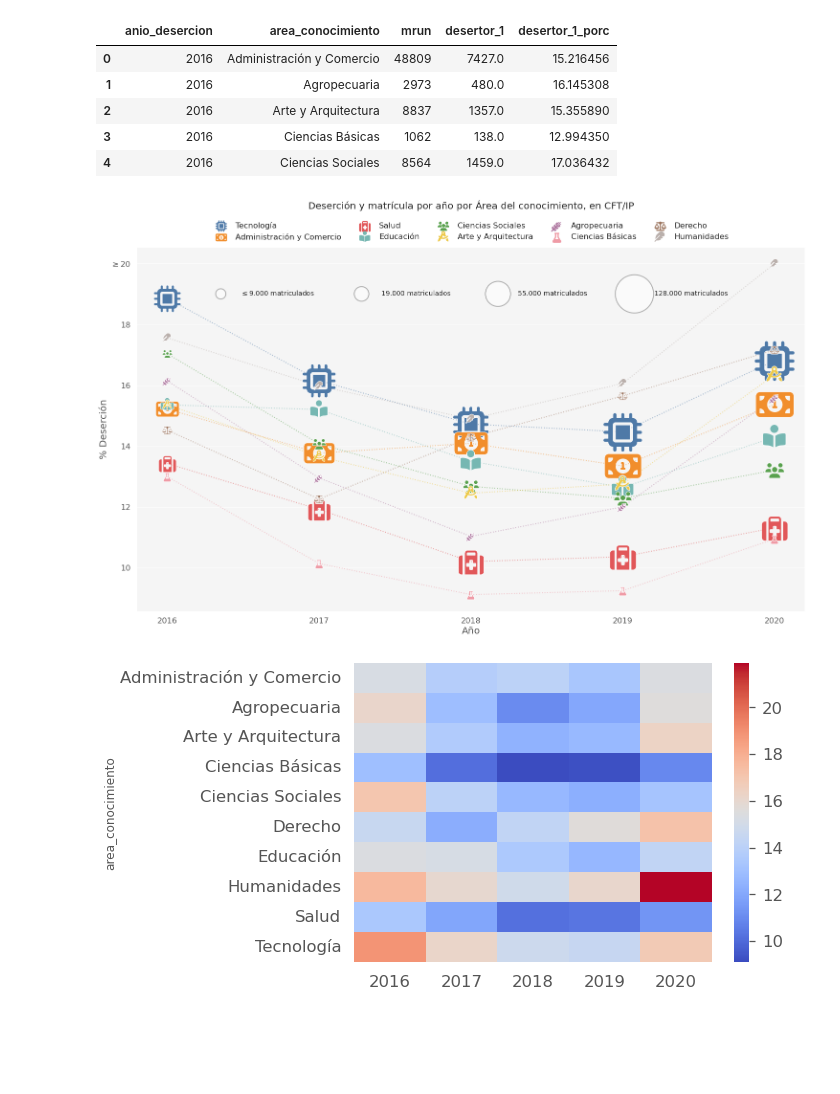
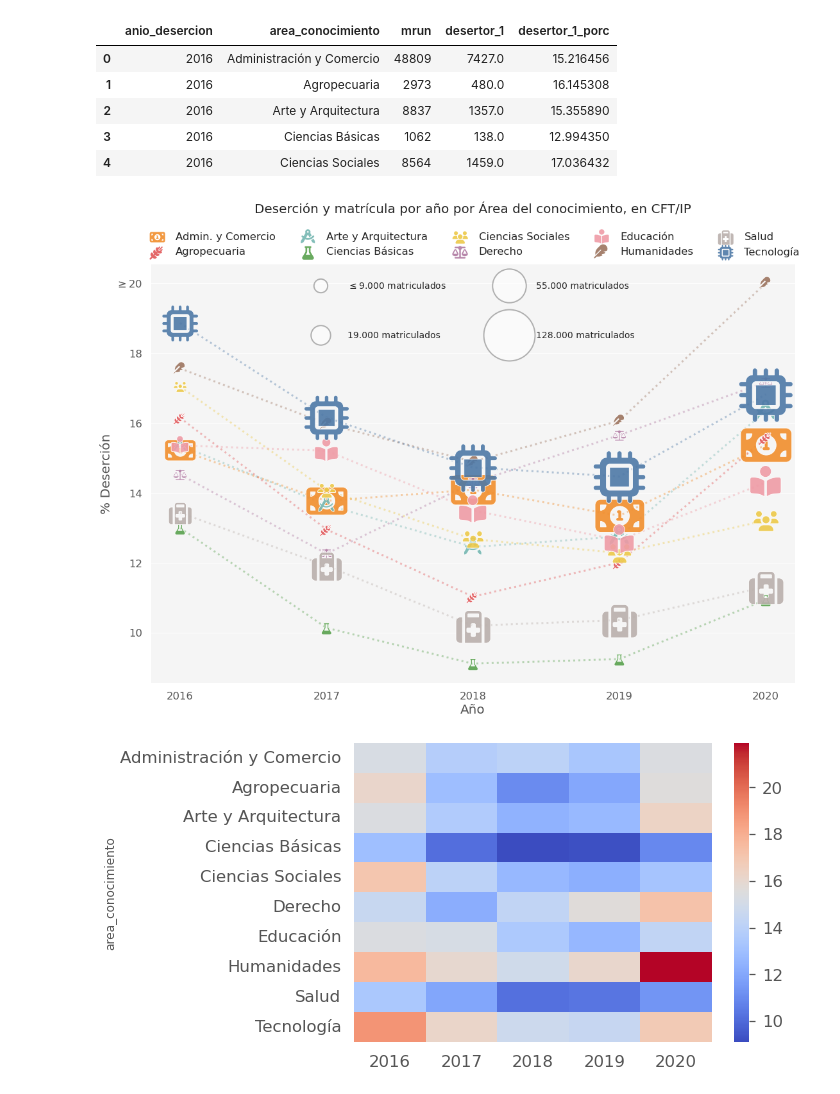
Before and after one commit to GianniCatBug/MDS7201-mineduc-desercion, a Jupyter notebook: notebooks/4.1-exploracion-datos-region-area-conocimiento-ppt.ipynb, the cells around one changed output. Saved outputs shown, nothing was run; the diff lists cells and outputs as text; code cells hidden in the pictures; blank space fills up the shorter version.

```diff
--- a/notebooks/4.1-exploracion-datos-region-area-conocimiento-ppt.ipynb
+++ b/notebooks/4.1-exploracion-datos-region-area-conocimiento-ppt.ipynb
@@ -154,7 +159,7 @@ cbar = plt.cm.ScalarMappable(norm=norm, cmap=colores)
 # %%
 # plot
 anios = sorted(regiones_mat_des["anio_desercion"].unique())
-fig, axes = plt.subplots(figsize=(20,15), ncols=len(anios), nrows=1);
+fig, axes = plt.subplots(figsize=(18,13), ncols=len(anios), nrows=1);
 axes = axes.flatten()
 plt.suptitle("% Deserción y cantidad de matrículas en CFT/IP, por región por año", fontsize=22)
 
@@ -176,10 +181,11 @@ for i, a in enumerate(anios):
         ax=base,
         marker="o",
         color="white",
-        edgecolor="dimgrey",
+        edgecolor="#303030",
         markersize=t["mrun"] / 100,
         alpha=0.5,
-        legend=True
+        legend=True,
+        linewidth=2.2
     );
     axes[i].set_xlim([-77, -65]);
     axes[i].set_title(a);
@@ -192,16 +198,18 @@ for i, a in enumerate(anios):
             axes[i].scatter(
                 [0], [0], c='white',
                 alpha=0.5, s=area / 100,
-                edgecolor="dimgrey",
+                edgecolor="#303030",
+                linewidth=2.2,
                 label=f'{locale.format_string("%.f", int(np.round(area, -3)), grouping=True)} matriculados'
             )
 
         # Creates the legend with black circles
         legend1 = axes[i].legend(
             scatterpoints=1, frameon=True, labelspacing=1, loc='lower center', fontsize=16,
-            bbox_to_anchor=(-3, -0.2),
+            bbox_to_anchor=(-3.4, -0.2),
             title="Cantidad matriculados por Región",
-            title_fontsize=18
+            title_fontsize=18,
+            ncol=3
         )
 
         # Adds the legend above to the current axes in the figure
@@ -286,6 +294,11 @@ cantidades_conoc.head()
 | 2 | 2016 | Arte y Arquitectura | 8837 | 1357.0 | 15.355890 |
 | 3 | 2016 | Ciencias Básicas | 1062 | 138.0 | 12.994350 |
 | 4 | 2016 | Ciencias Sociales | 8564 | 1459.0 | 17.036432 |
+# %%
+cantidades_conoc["area_conocimiento"] = cantidades_conoc["area_conocimiento"].replace(
+    ["Administración y Comercio"],
+    ['Admin. y Comercio']
+)
 # %%
 diccionario_iconos = {
     'Tecnología': "microchip-solid.svg",
@@ -301,16 +314,16 @@ diccionario_iconos = {
 }
 # %%
 colores_area = [
-    "#4E79A7", "#F18E2C", "#E15759", "#76B7B2", "#59A14E", "#EDC949", "#B07AA2", "#EF9BA6", "#9C755F", "#BAB0AC"
+    "#F18E2C", "#E15759", "#76B7B2", "#59A14E", "#EDC949", "#B07AA2", "#EF9BA6", "#9C755F", "#BAB0AC", "#4E79A7"
 ]
 
 y_ticks_vals = np.arange(8, 21, 2, dtype=int)
 # %%
-fig = plt.figure(figsize=(25, 14))
+fig = plt.figure(figsize=(18, 12))
 plt.style.use("ggplot")
 plt.rcParams['axes.facecolor']='whitesmoke'
 
-for i, area in enumerate(df["area_conocimiento"].unique()):
+for i, area in enumerate(cantidades_conoc["area_conocimiento"].unique()):
     icon_path, attributes = svg2paths(f'icons/{diccionario_iconos[area]}')
     icon_marker = parse_path(attributes[0]['d'])
     icon_marker.vertices -= icon_marker.vertices.mean(axis=0)
@@ -328,8 +341,8 @@ for i, area in enumerate(df["area_conocimiento"].unique()):
     corte = np.round(cantidades_conoc["mrun"].quantile(.4), -3) / 20
     sizes = np.where(sizes < corte, corte, sizes)
 
-    plt.plot(tmp_df[x], y_vals, ls="dotted", lw=2, alpha=0.5, color=colores_area[i])
-    plt.scatter(tmp_df[x], y_vals, sizes, marker=icon_marker, label=area, lw=1, zorder=3, edgecolor="white", color=colores_area[i]);
+    plt.plot(tmp_df[x], y_vals, ls="dotted", lw=3, alpha=0.4, color=colores_area[i])
+    plt.scatter(tmp_df[x], y_vals, sizes, marker=icon_marker, label=area, lw=1, zorder=3, edgecolor="white", color=colores_area[i], alpha=0.9);
     plt.xticks(tmp_df[x]);
     plt.yticks(y_ticks_vals, [r"$\geq 20$" if j == 20 else j for j in y_ticks_vals]);
 
@@ -338,37 +351,37 @@ plt.ylabel("% Deserción", fontsize=20)
 
 plt.title("Deserción y matrícula por año por Área del conocimiento, en CFT/IP", pad=80, fontsize=20)
 #plt.ylim(8.5, 20)
 plt.gca().xaxis.grid(False)
-lgnd = plt.legend(ncol=5, bbox_to_anchor=(0.5,1.09), loc="upper center");
+lgnd = plt.legend(ncol=5, bbox_to_anchor=(0.5,1.1), loc="upper center");
 
 #change the marker size manually for both lines
 for l in lgnd.legendHandles:
     l.set_sizes([400])
     l.set_linewidth(0)
 
 plt.gca().add_artist(lgnd);
 
 #change the marker size manually for both lines
 for l in lgnd.legendHandles:
     l.set_sizes([600])
     l.set_linewidth(0)
 
 # Segunda leyenda
 for i, area in enumerate((cantidades_conoc["mrun"]).quantile([.4, .50, .75, .95])):
     aux = r'$\leq$' if i == 0 else ""
     plt.scatter(
         [0], [0], c='white',
         alpha=0.5, s=area / 20,
         edgecolor="dimgrey",
         lw=2,
         label=f'{aux}{locale.format_string("%.f", int(np.round(area, -3)), grouping=True)} matriculados'
     )
 
 handles, labels = plt.gca().get_legend_handles_labels()
-by_label = {l: v for l, v in zip(labels, handles) if l not in df["area_conocimiento"].unique()}
-plt.legend(by_label.values(), by_label.keys(), ncol=4, bbox_to_anchor=(0.5,0.9), loc="upper center", fontsize=14, handletextpad=2, columnspacing=6);
+by_label = {l: v for l, v in zip(labels, handles) if l not in cantidades_conoc["area_conocimiento"].unique()}
+plt.legend(by_label.values(), by_label.keys(), ncol=2, bbox_to_anchor=(0.5,0.98), loc="upper center", fontsize=14, handletextpad=2, columnspacing=6, labelspacing = 4.5);
 # %% [output]
-[figure, old version]
+[figure, new version]
 # %%
 t2 = cantidades_conoc[["anio_desercion", "area_conocimiento", "desertor_1_porc"]]
 piv2 = pd.pivot_table(
```
Also changed, not shown: parts of 5 cells of this notebook, 1 other file.
